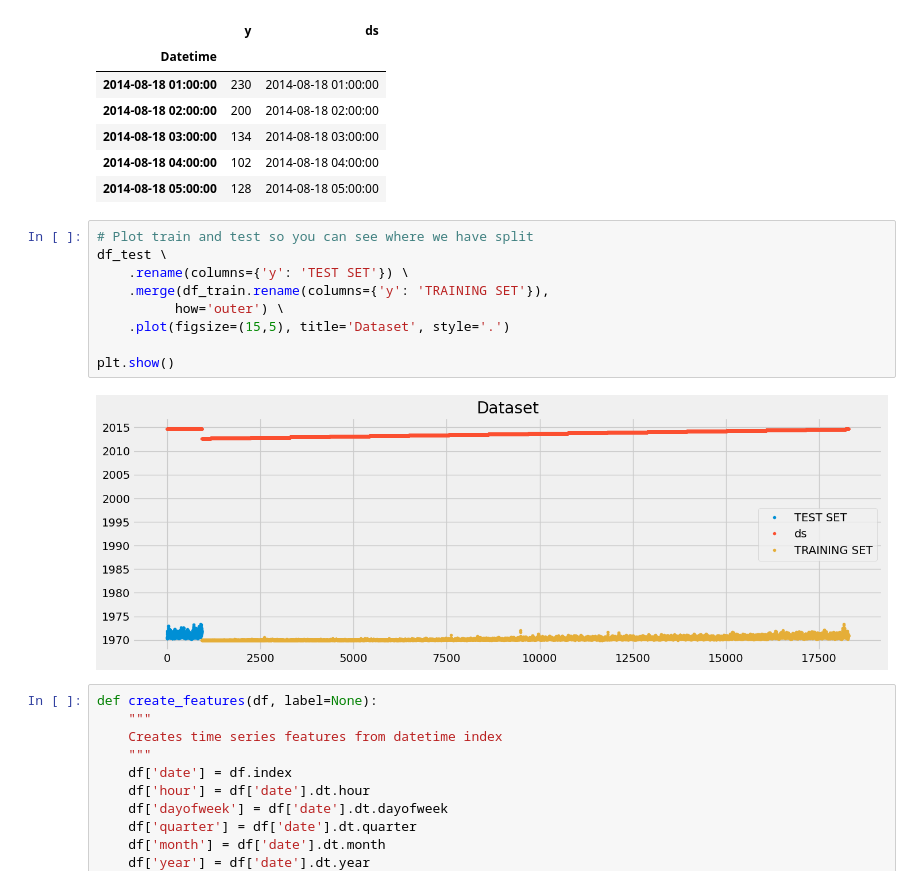
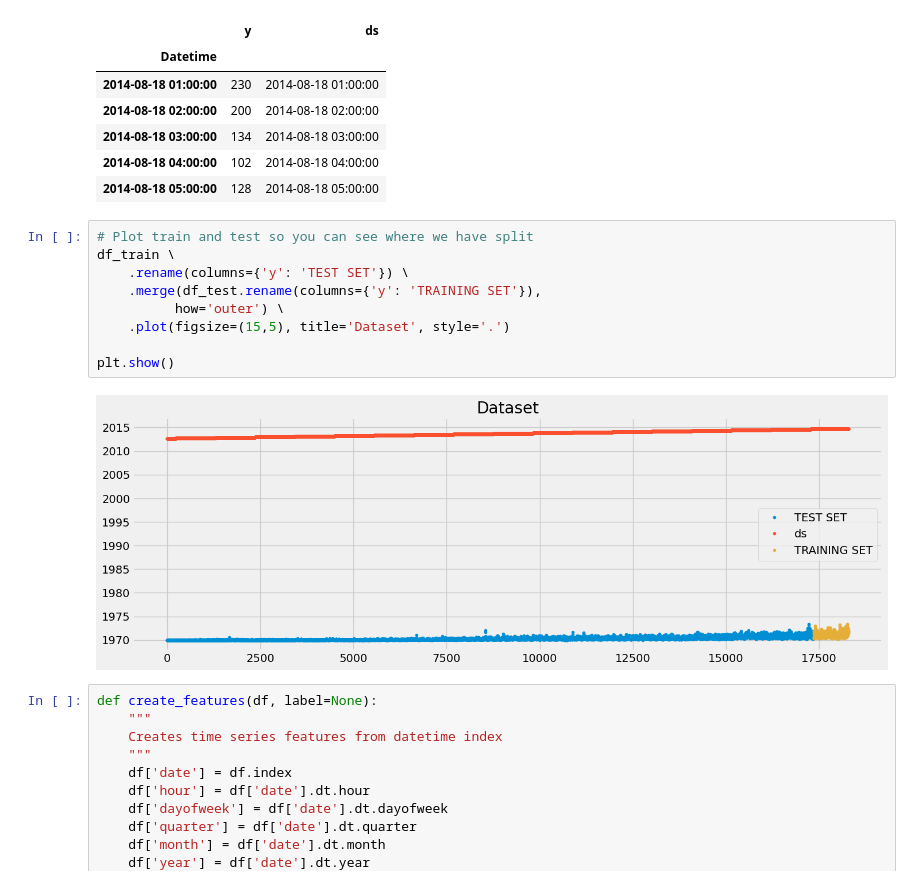
Before and after one commit to 1805ayush/Traffic-analysis, a Jupyter notebook: Traffic Forecasting XGBoost.ipynb, the cells around one changed output. Saved outputs shown, nothing was run; the diff lists cells and outputs as text.

```diff
--- a/Traffic Forecasting XGBoost.ipynb
+++ b/Traffic Forecasting XGBoost.ipynb
@@ -166,15 +166,15 @@ df_test.head()
 | 2014-08-18 05:00:00 | 128 | 2014-08-18 05:00:00 |
 # %%
 # Plot train and test so you can see where we have split
-df_test \
+df_train \
     .rename(columns={'y': 'TEST SET'}) \
-    .merge(df_train.rename(columns={'y': 'TRAINING SET'}),
+    .merge(df_test.rename(columns={'y': 'TRAINING SET'}),
           how='outer') \
     .plot(figsize=(15,5), title='Dataset', style='.')
 
 plt.show()
 # %% [output]
-[figure, old version]
+[figure, new version]
 # %%
 def create_features(df, label=None):
     """
```
Also changed, not shown: parts of 4 cells of this notebook, 2 other files.
